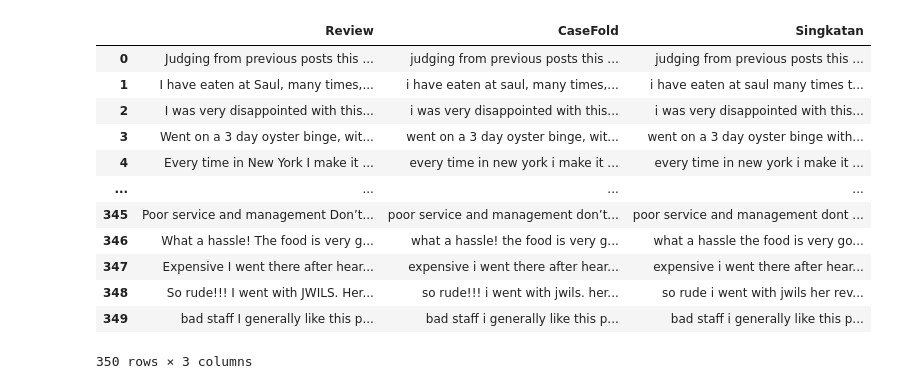
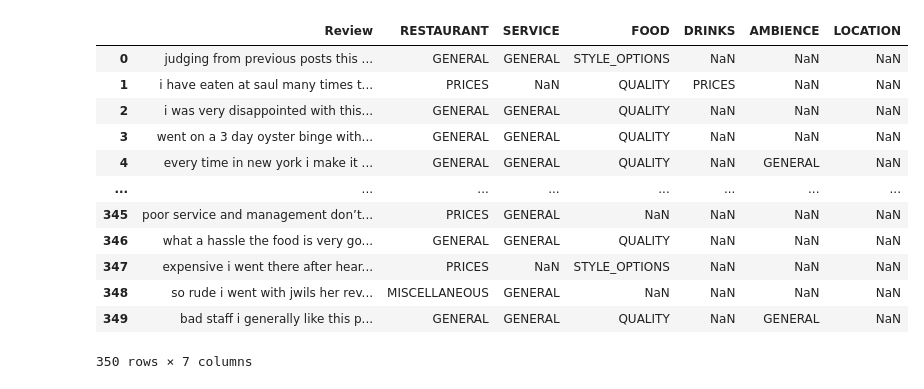
Before and after one commit to gilbertsam/Aspect-Term-Extraction, a Jupyter notebook: preprocessingdata.ipynb, the cells around one changed output. Drawn from its saved outputs; the diff is of its cells as text; code cells hidden in the pictures.

```diff
--- a/preprocessingdata.ipynb
+++ b/preprocessingdata.ipynb
@@ -121,0 +148,6 @@ dframe
+# %%
+# df_train_aspect = get_aspect_data_frame(df_train, most_common_aspect)
+# df_train_aspect.head(10)
+
+df_train_aspect=data.copy()
+df_train_aspect.head(10)
@@ -121,0 +166,3 @@ dframe
+# %%
+df_train_aspect['Review']=casefold(df_train_aspect['Review'])
+df_train_aspect.head(10)
@@ -122,3 +181,26 @@ dframe
+# %%
+def removepunctuation(text):
+    a = ",.!@#$$%^&*()_-+=[]\;'./<>|`~\n"
+    for i in a :
+        text=np.char.replace(text,i, ' ')
+    return text
+# %%
+df_train_aspect['Review']=df_train_aspect['Review'].apply(removepunctuation)
+df_train_aspect
+# %% [output]
+|  | Review | RESTAURANT | SERVICE | FOOD | DRINKS | AMBIENCE | LOCATION |
+| 0 | judging from previous posts this ... | GENERAL | GENERAL | STYLE_OPTIONS | NaN | NaN | NaN |
+| 1 | i have eaten at saul many times t... | PRICES | NaN | QUALITY | PRICES | NaN | NaN |
+| 2 | i was very disappointed with this... | GENERAL | GENERAL | QUALITY | NaN | NaN | NaN |
+| 3 | went on a 3 day oyster binge with... | GENERAL | GENERAL | QUALITY | NaN | NaN | NaN |
+| 4 | every time in new york i make it ... | GENERAL | GENERAL | QUALITY | NaN | GENERAL | NaN |
+| ... | ... | ... | ... | ... | ... | ... | ... |
+| 345 | poor service and management don’t... | PRICES | GENERAL | NaN | NaN | NaN | NaN |
+| 346 | what a hassle the food is very go... | GENERAL | GENERAL | QUALITY | NaN | NaN | NaN |
+| 347 | expensive i went there after hear... | PRICES | NaN | STYLE_OPTIONS | NaN | NaN | NaN |
+| 348 | so rude i went with jwils her rev... | MISCELLANEOUS | GENERAL | NaN | NaN | NaN | NaN |
+| 349 | bad staff i generally like this p... | GENERAL | GENERAL | QUALITY | NaN | GENERAL | NaN |
+350 rows × 7 columns
 # %%
 def conctraction(kata):
     #implementation of words using regular expressions
@@ -152,20 +234,3 @@ def filterTag(tagged_review):
                 final_text.append(word)
         final_text_list.append(' '.join(final_text))
     return final_text_list
-# %%
-dframe['Singkatan']=conctraction(dframe['CaseFold'])
-dframe
-# %% [output]
-|  | Review | CaseFold | Singkatan |
-| 0 | Judging from previous posts this ... | judging from previous posts this ... | judging from previous posts this ... |
-| 1 | I have eaten at Saul, many times,... | i have eaten at saul, many times,... | i have eaten at saul many times t... |
-| 2 | I was very disappointed with this... | i was very disappointed with this... | i was very disappointed with this... |
-| 3 | Went on a 3 day oyster binge, wit... | went on a 3 day oyster binge, wit... | went on a 3 day oyster binge with... |
-| 4 | Every time in New York I make it ... | every time in new york i make it ... | every time in new york i make it ... |
-| ... | ... | ... | ... |
-| 345 | Poor service and management Don’t... | poor service and management don’t... | poor service and management dont ... |
-| 346 | What a hassle! The food is very g... | what a hassle! the food is very g... | what a hassle the food is very go... |
-| 347 | Expensive I went there after hear... | expensive i went there after hear... | expensive i went there after hear... |
-| 348 | So rude!!! I went with JWILS. Her... | so rude!!! i went with jwils. her... | so rude i went with jwils her rev... |
-| 349 | bad staff I generally like this p... | bad staff i generally like this p... | bad staff i generally like this p... |
-350 rows × 3 columns
```
Also changed, not shown: parts of 28 cells of this notebook, 4 other files.
